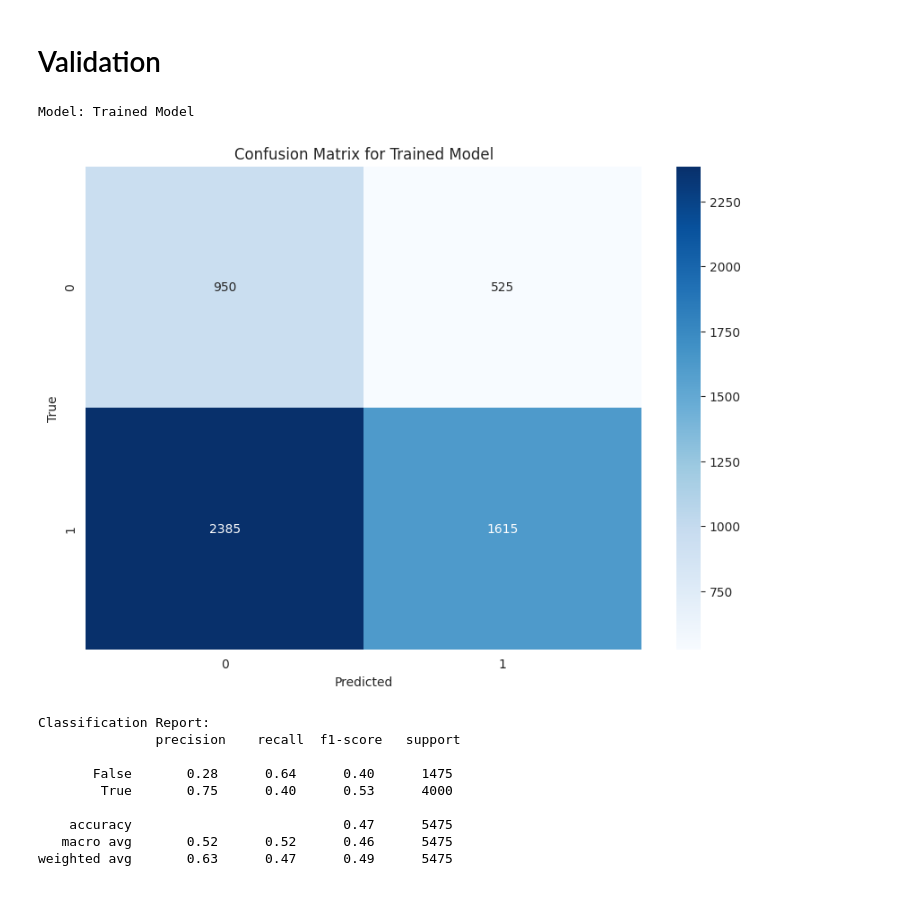
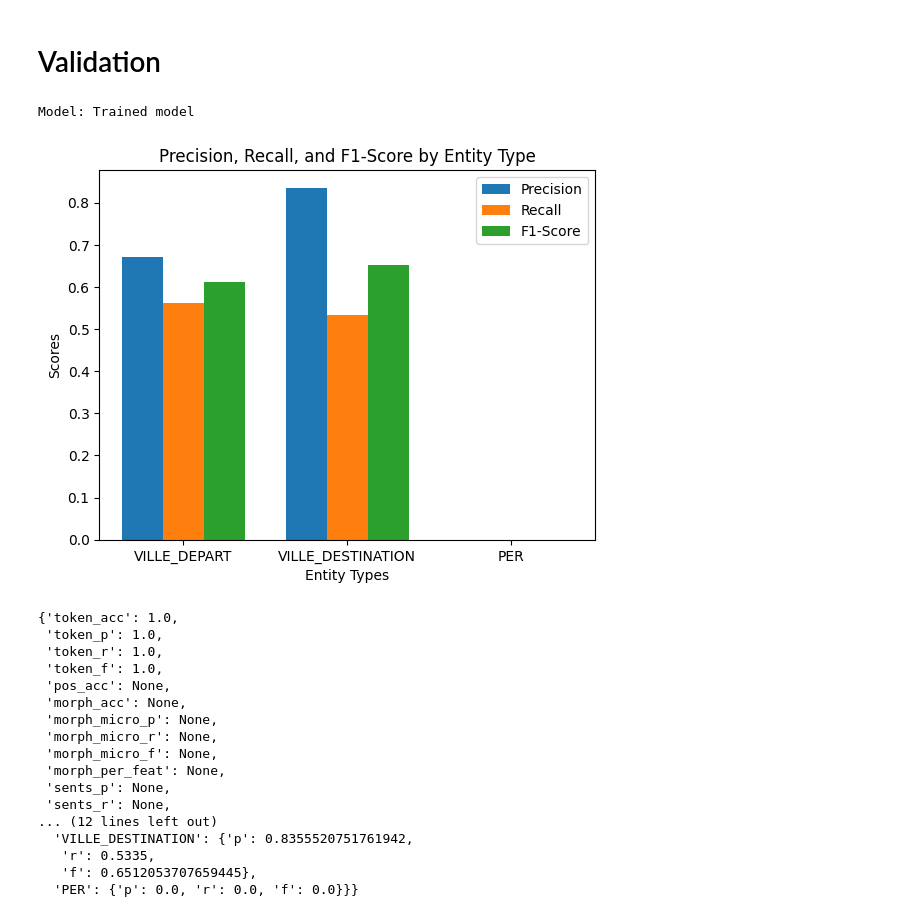
Before and after one commit to H4ppyCode/IA-AskTrainTravel, a Jupyter notebook: src/nlp/spacy_training_testing.ipynb, the cells around one changed output. Saved outputs shown, nothing was run; the diff lists cells and outputs as text; code cells hidden in the pictures.

Commit message:
feat: SpacyNerModel to simplify spacy_training_testing.ipynb

```diff
--- a/src/nlp/spacy_training_testing.ipynb
+++ b/src/nlp/spacy_training_testing.ipynb
@@ -39,33 +60,7 @@ Exemple d'entraînement : ('partir de chasseneuil-du-poitou pour aller vers corb
 # %%
 # Model creation
-nlp = spacy.load("fr_core_news_md")
-if "ner" not in nlp.pipe_names:
-    ner = nlp.add_pipe("ner", last=True)
-else:
-    ner = nlp.get_pipe("ner")
-
-labels = ["VILLE_DEPART", "VILLE_DESTINATION"]
-for label in labels:
-    ner.add_label(label)
-
-# Make sure that the model handles no-entity examples correctly
-optimizer = nlp.resume_training()
+model.load_model("fr_core_news_md")
 # %%
 # Training
-other_pipes = [pipe for pipe in nlp.pipe_names if pipe != 'ner']
-with nlp.disable_pipes(*other_pipes):
-    n_iter = 20
-    for itn in range(n_iter):
-        random.shuffle(train_data)
-        losses = {}
-        batches = minibatch(train_data, size=compounding(2.0, 16.0, 1.001))
-        for batch in batches:
-            texts, annotations = zip(*batch)
-            examples = []
-            for text, annotation in zip(texts, annotations):
-                doc = nlp.make_doc(text)
-                example = Example.from_dict(doc, annotation)
-                examples.append(example)
-            nlp.update(examples, sgd=optimizer, drop=0.30, losses=losses)
-        print(f"Itération {itn + 1}, pertes : {losses}")
+model.train(10, drop=0.30)
 # %% [output]
@@ -198,25 +104,24 @@ weighted avg       0.52      0.51      0.51      2104
 # %% [markdown]
 # Validation
 # %%
-# Load validation data
-with open('../nlpDataSet/validation.json', 'r') as file:
-    validation_data = json.load(file)
-nlp_trained = spacy.load("model_ner_trained")
-sentences = [item['sentence'] for item in validation_data]
-true_labels = [item['entities'] for item in validation_data]
-pred_labels_trained = get_pred_labels(nlp_trained, sentences)
-y_true_trained, y_pred_trained = convert_labels(true_labels, pred_labels_trained)
-
-evaluate_model(y_true_trained, y_pred_trained, "Trained Model")
+model.evaluate_model(model.validation_data, "Trained model")
 # %% [output]
-Model: Trained Model
+Model: Trained model
-[figure, old version]
+[figure, new version]
-Classification Report:
-               precision    recall  f1-score   support
-
-       False       0.28      0.64      0.40      1475
-        True       0.75      0.40      0.53      4000
-
-    accuracy                           0.47      5475
-   macro avg       0.52      0.52      0.46      5475
-weighted avg       0.63      0.47      0.49      5475
+{'token_acc': 1.0,
+ 'token_p': 1.0,
+ 'token_r': 1.0,
+ 'token_f': 1.0,
+ 'pos_acc': None,
+ 'morph_acc': None,
+ 'morph_micro_p': None,
+ 'morph_micro_r': None,
+ 'morph_micro_f': None,
+ 'morph_per_feat': None,
+ 'sents_p': None,
+ 'sents_r': None,
+... (12 lines left out)
+  'VILLE_DESTINATION': {'p': 0.8355520751761942,
+   'r': 0.5335,
+   'f': 0.6512053707659445},
+  'PER': {'p': 0.0, 'r': 0.0, 'f': 0.0}}}
```
Also changed, not shown: parts of 17 cells of this notebook, 3 other files.
